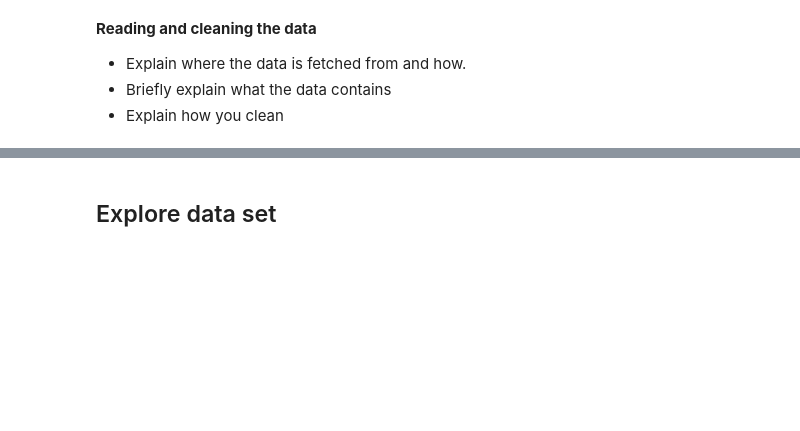
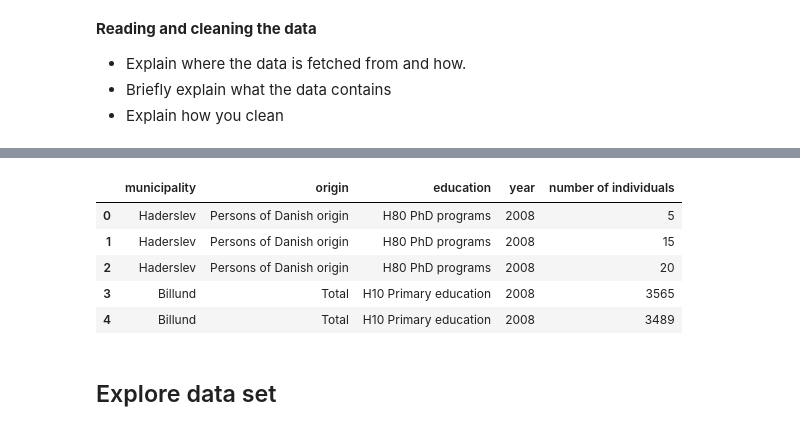
Before and after one commit to AskerNC/projects-2021-sstl, a Jupyter notebook: dataproject/dataproject.ipynb, the cells around one changed output, grey strips where cells are left out. Drawn from its saved outputs; the diff is of its cells as text; code cells hidden in the pictures; blank space fills up the shorter version.

```diff
--- a/dataproject/dataproject.ipynb
+++ b/dataproject/dataproject.ipynb
@@ -238,3 +306,14 @@ SyntaxError: invalid syntax (<ipython-input-13-d320e25a9b3a>, line 1)
+# %%
+#Translate the names of the variable to english
+edu_api.rename(columns={'BOPOMR':'municipality','HERKOMST':'origin','TID':'year','HFUDD':'education','INDHOLD':'number of individuals'},inplace=True)
+edu_api.head(5)
+# %% [output]
+|  | municipality | origin | education | year | number of individuals |
+| 0 | Haderslev | Persons of Danish origin | H80 PhD programs | 2008 | 5 |
+| 1 | Haderslev | Persons of Danish origin | H80 PhD programs | 2008 | 15 |
+| 2 | Haderslev | Persons of Danish origin | H80 PhD programs | 2008 | 20 |
+| 3 | Billund | Total | H10 Primary education | 2008 | 3565 |
+| 4 | Billund | Total | H10 Primary education | 2008 | 3489 |
 # %% [markdown]
 ## Explore data set
 # %% [markdown]
```
Also changed, not shown: parts of 7 cells of this notebook.
